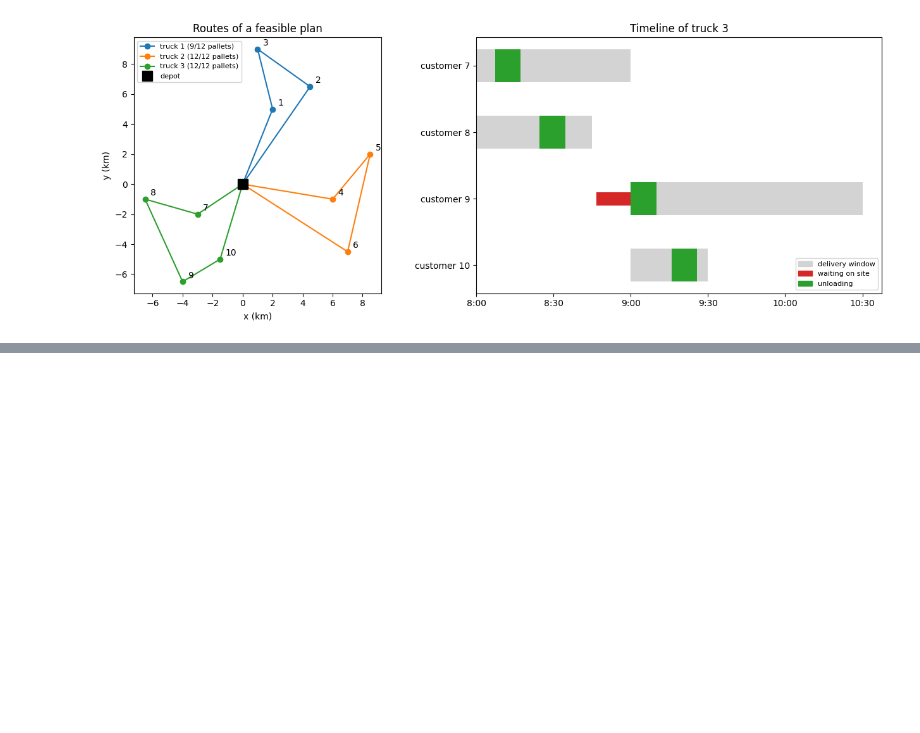
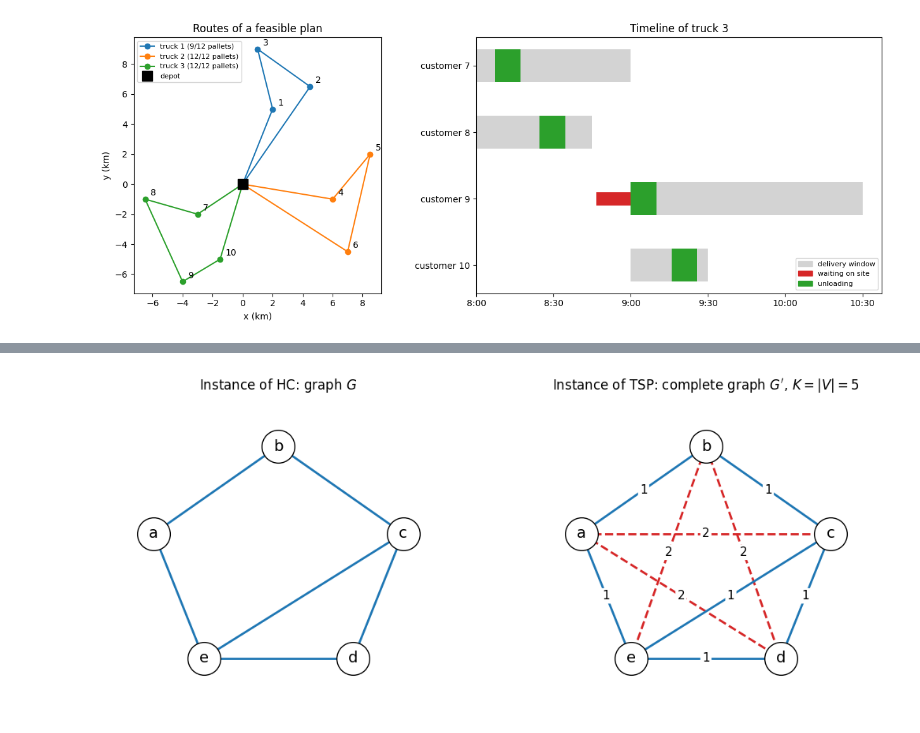
Before and after one commit to sharaf-omar/CVRPTW, a Jupyter notebook: CVRPTW_D1.ipynb, the cells around one changed output, grey strips where cells are left out. Saved outputs shown, nothing was run; the diff lists cells and outputs as text; code cells hidden in the pictures; blank space fills up the shorter version.

```diff
--- a/CVRPTW_D1.ipynb
+++ b/CVRPTW_D1.ipynb
@@ -105,0 +187,38 @@ plt.show()
+# %%
+import matplotlib.pyplot as plt
+import itertools
+
+pos = {'a': (0.0, 1.0), 'b': (1.0, 1.7), 'c': (2.0, 1.0), 'd': (1.6, 0.0), 'e': (0.4, 0.0)}
+E = {frozenset(p) for p in [('a','b'), ('b','c'), ('c','d'), ('d','e'), ('a','e'), ('c','e')]}
+V = list(pos)
+
+def draw_nodes(ax):
+    for v, (x, y) in pos.items():
+        ax.scatter([x], [y], s=900, facecolor='white', edgecolor='black', zorder=3)
+        ax.text(x, y, v, ha='center', va='center', fontsize=14, zorder=4)
+    ax.set_aspect('equal'); ax.axis('off'); ax.set_xlim(-0.4, 2.4); ax.set_ylim(-0.4, 2.1)
+
+fig, axes = plt.subplots(1, 2, figsize=(11, 4.5))
+
+# Left: the original graph G
+ax = axes[0]
+for e in E:
+    u, v = tuple(e)
+    ax.plot([pos[u][0], pos[v][0]], [pos[u][1], pos[v][1]], color='tab:blue', lw=2, zorder=1)
+draw_nodes(ax)
+ax.set_title('Instance of HC: graph $G$')
+
+# Right: the complete TSP graph G'
+ax = axes[1]
+for u, v in itertools.combinations(V, 2):
+    inG = frozenset((u, v)) in E
+    ax.plot([pos[u][0], pos[v][0]], [pos[u][1], pos[v][1]],
+            color='tab:blue' if inG else 'tab:red', lw=2, ls='-' if inG else '--', zorder=1)
+    mx, my = (pos[u][0] + pos[v][0]) / 2, (pos[u][1] + pos[v][1]) / 2
+    ax.text(mx, my, '1' if inG else '2', fontsize=11, ha='center', va='center',
+            bbox=dict(boxstyle='round,pad=0.15', fc='white', ec='none'), zorder=2)
+draw_nodes(ax)
+ax.set_title("Instance of TSP: complete graph $G'$, $K=|V|=5$")
+plt.tight_layout(); plt.show()
+# %% [output]
+[figure, added]
```
Also changed, not shown: parts of 10 cells of this notebook.
